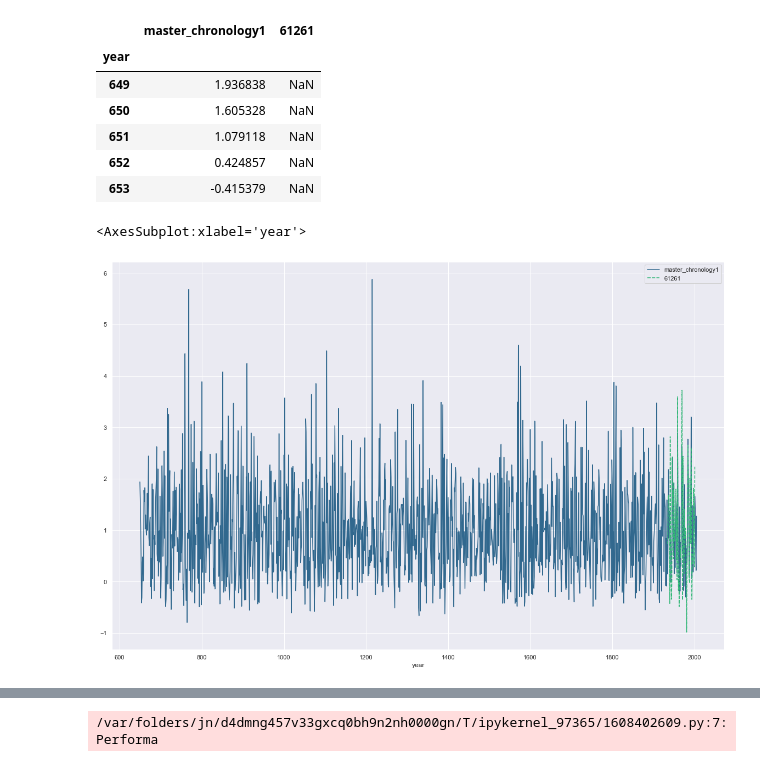
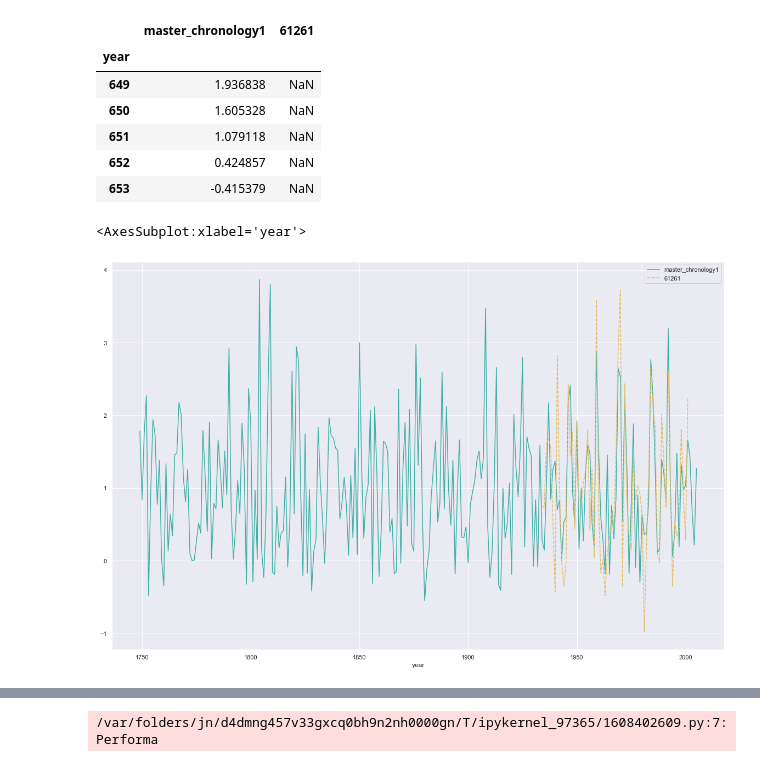
Before and after one commit to Coreopsis-cyber/Crossdating, a Jupyter notebook: Machine_Learning.ipynb, the cells around one changed output, grey strips where cells are left out. Drawn from its saved outputs; the diff is of its cells as text; code cells hidden in the pictures.

Commit message:
Creating figures, expanding the machine learning method and finishing the statistical method

```diff
--- a/Machine_Learning.ipynb
+++ b/Machine_Learning.ipynb
@@ -125,10 +125,10 @@ df1.head()
 | 653 | -0.415379 | NaN |
 # %%
 sns.set(rc={'figure.figsize':(20,13)})
-sns.lineplot(data=df1, palette='viridis')
+sns.lineplot(data=df1.iloc[1100:], palette=["#40B0A6","#E1BE6A"])
 # %% [output]
 <AxesSubplot:xlabel='year'>
-[figure, old version]
+[figure, new version]
 # %%
 samples = []
 i= 0
```
Also changed, not shown: parts of 81 cells of this notebook, 7 other files.
